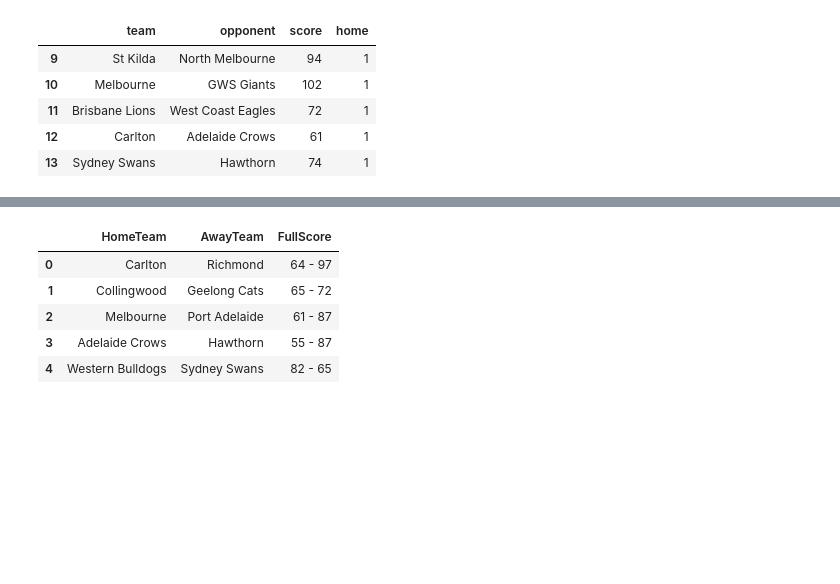
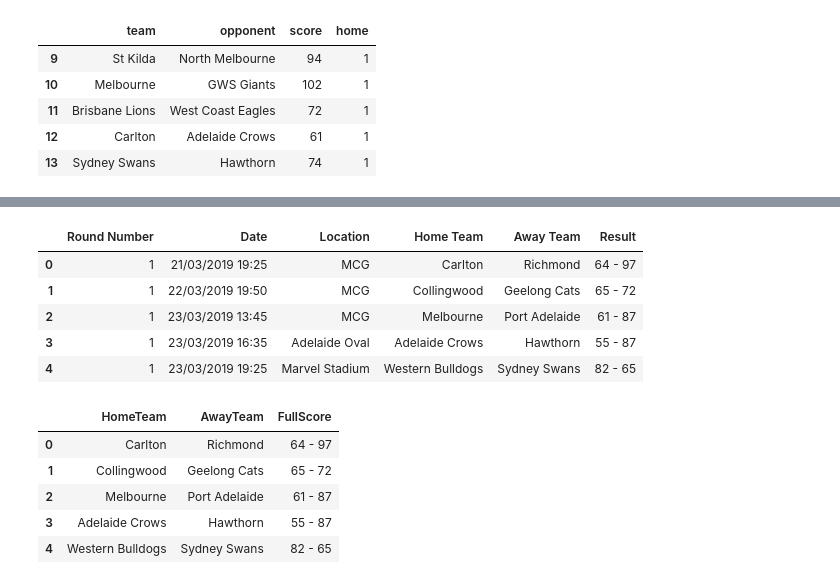
Before and after one commit to Beefstyles/AFLTippingPredictor, a Jupyter notebook: AFL Tipping Predictor Poisson.ipynb, the cells around one changed output, grey strips where cells are left out. Drawn from its saved outputs; the diff is of its cells as text; code cells hidden in the pictures; blank space fills up the shorter version.

```diff
--- a/AFL Tipping Predictor Poisson.ipynb
+++ b/AFL Tipping Predictor Poisson.ipynb
@@ -181,7 +181,15 @@ def simulate_match(tipping_model, homeTeam, awayTeam, max_score=250):
 # %%
 # Load testing data
 afl_results_2019 = pd.read_csv(r"C:\Users\Beefsports\Documents\GitHub\AFLTippingPredictor\SourceData\afl-2019-AUSEasternStandardTime_results.csv", encoding = "ISO-8859-1")
 afl_results_2019_results = pd.DataFrame(afl_results_2019)
+afl_results_2019_results.head()
+# %% [output]
+|  | Round Number | Date | Location | Home Team | Away Team | Result |
+| 0 | 1 | 21/03/2019 19:25 | MCG | Carlton | Richmond | 64 - 97 |
+| 1 | 1 | 22/03/2019 19:50 | MCG | Collingwood | Geelong Cats | 65 - 72 |
+| 2 | 1 | 23/03/2019 13:45 | MCG | Melbourne | Port Adelaide | 61 - 87 |
+| 3 | 1 | 23/03/2019 16:35 | Adelaide Oval | Adelaide Crows | Hawthorn | 55 - 87 |
+| 4 | 1 | 23/03/2019 19:25 | Marvel Stadium | Western Bulldogs | Sydney Swans | 82 - 65 |
 # %%
 afl_results_2019_scores = afl_results_2019[['Home Team', 'Away Team', 'Result']] # Only take Home Team, Away Team and Result
 afl_results_2019_scores = afl_results_2019_scores.rename(columns={'Home Team': 'HomeTeam', 'Away Team': 'AwayTeam', 'Result':'FullScore'})
```
Also changed, not shown: parts of 14 cells of this notebook, 1 other file.
